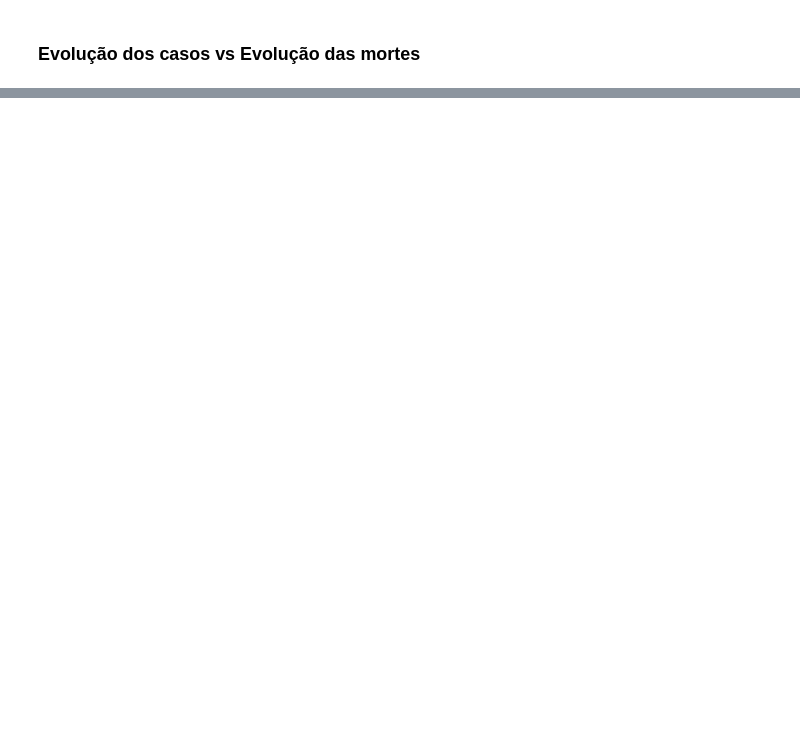
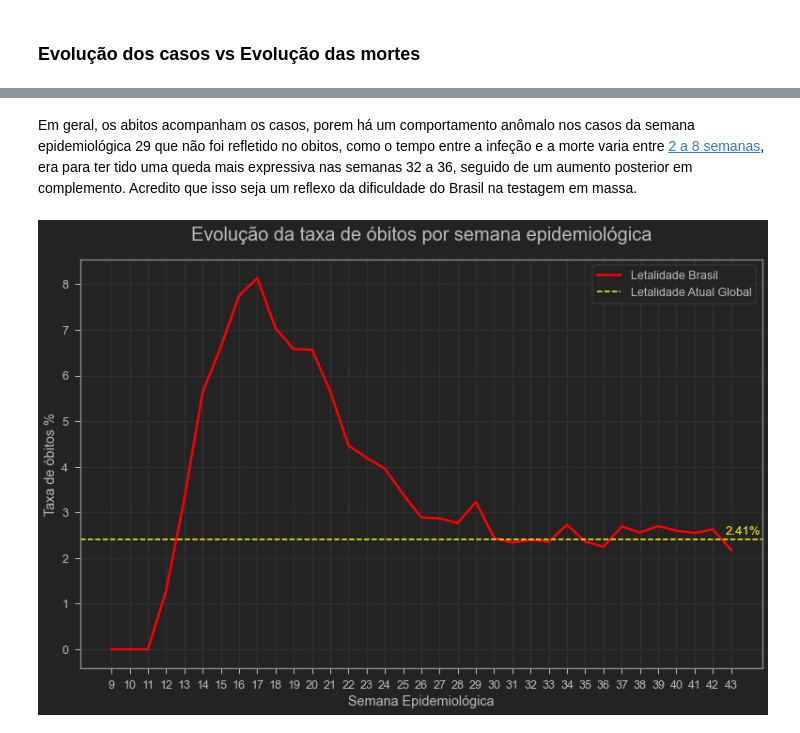
Before and after one commit to Igor-Arantes/Bootcamp-Data-Science-Aplicada, a Jupyter notebook: Igor_Arantes_Desafio_01.ipynb, the cells around one changed output, grey strips where cells are left out. Drawn from its saved outputs; the diff is of its cells as text; code cells hidden in the pictures; blank space fills up the shorter version.

```diff
--- a/Igor_Arantes_Desafio_01.ipynb
+++ b/Igor_Arantes_Desafio_01.ipynb
@@ -226,0 +260,21 @@ plt.show()
+# %% [markdown]
+Em geral, os abitos acompanham os casos, porem há um comportamento anômalo nos casos da semana epidemiológica 29 que não foi refletido no obitos, como o tempo entre a infeção e a morte varia entre [2 a 8 semanas](https://www.who.int/docs/default-source/coronaviruse/who-china-joint-mission-on-covid-19-final-report.pdf), era para ter tido uma queda mais expressiva nas semanas 32 a 36, seguido de um aumento posterior em complemento. Acredito que isso seja um reflexo da dificuldade do Brasil na testagem em massa.
+# %%
+dados_covid_sem['death_rate']=round(dados_covid_sem['new_deaths']/dados_covid_sem['new_confirmed']*100,2)
+
+global_cfr = round(1335308/55516793*100,2)
+# %%
+plt.figure(figsize=(13,8))
+plt.title('Evolução da taxa de óbitos por semana epidemiológica',pad=20, fontsize=20)
+sns.lineplot(x='epidemiological_week',y='death_rate',data=dados_covid_sem,linewidth=2.5,
+            label='Letalidade Brasil',color='red')
+plt.xticks(ticks=dados_covid_sem.epidemiological_week)
+plt.ylabel('Taxa de óbitos %')
+plt.xlabel('Semana Epidemiológica')
+plt.axhline(global_cfr,color='yellow',ls='--',label='Letalidade Atual Global')
+plt.annotate(str(global_cfr)+'%',c='yellow',xy=(42.7,global_cfr+0.1))
+plt.legend()
+plt.grid()
+plt.show()
+# %% [output]
+[figure, added]
```
Also changed, not shown: parts of 14 cells of this notebook.
